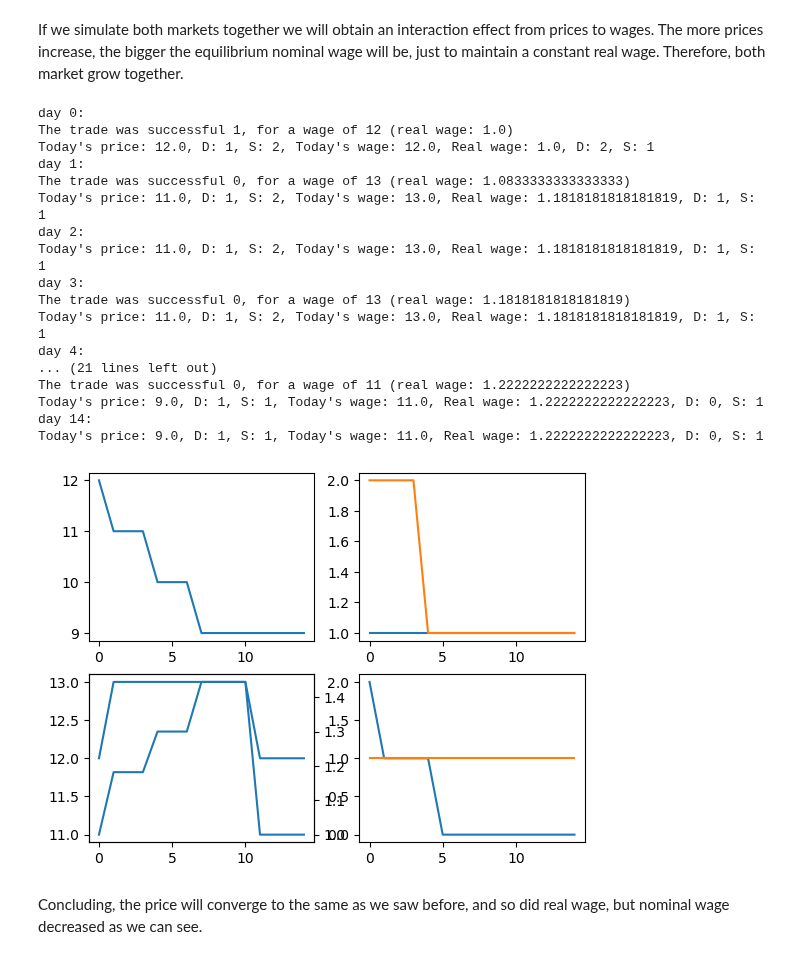
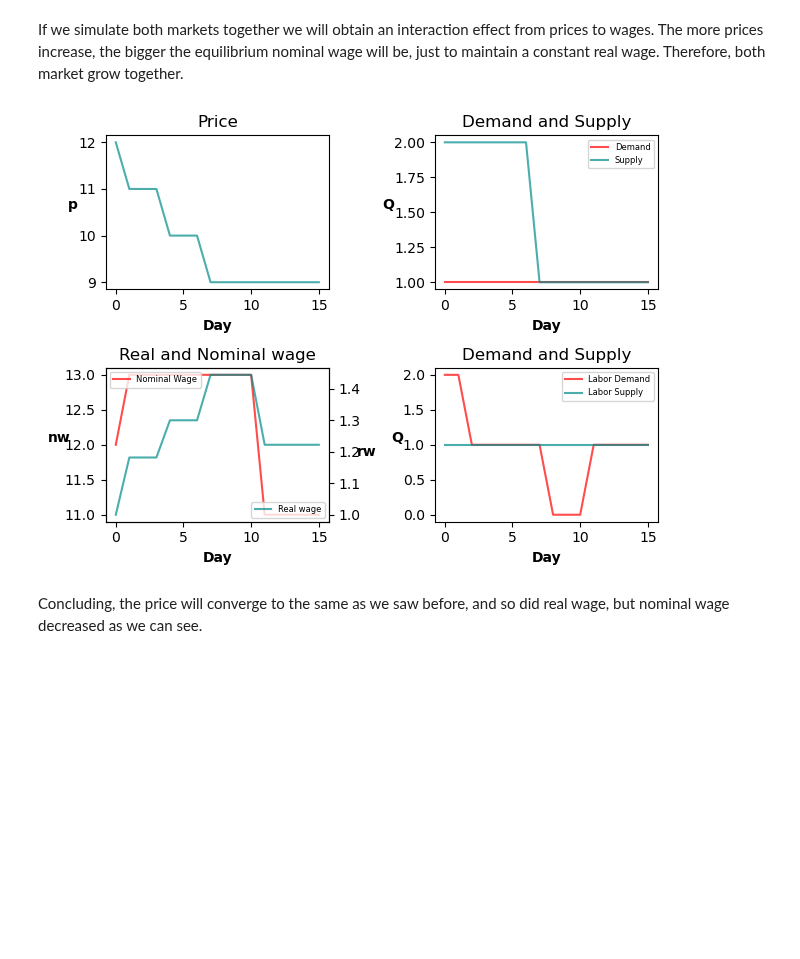
Before and after one commit to NumEconCopenhagen/projects-2023-the-best-duo, a Jupyter notebook: modelproject/modelproject.ipynb, the cells around one changed output. Cells and saved outputs as stored; diff of their text form; code cells hidden in the pictures; blank space fills up the shorter version.

```diff
--- a/modelproject/modelproject.ipynb
+++ b/modelproject/modelproject.ipynb
@@ -153,49 +98,19 @@ As shown here, supply and demand converge to 1, when real wage goes to 1.2. This
 # %% [markdown]
 If we simulate both markets together we will obtain an interaction effect from prices to wages. The more prices increase, the bigger the equilibrium nominal wage will be, just to maintain a constant real wage. Therefore, both market grow together.
 # %%
+# a. parameters
 p_dem_func = lambda x: 15
 p_sup_func = lambda x: 5*x
 rw_dem_func = lambda x: 1.5 - 0.2 * x
 rw_sup_func = lambda x: 0.8
-n_days = 15
+n_days = 16
 initial_w = 12
 initial_p = 12
 
-price, g_demand, g_supply, wage, l_demand, l_supply = economy_simulation(p_dem_func, p_sup_func,initial_p, rw_dem_func, rw_sup_func, initial_w, n_days, n_persons=1, n_firms=2).simulation()
-
-rw = np.array(wage)/np.array(price)
-
-fig, axs = plt.subplots(2,2)
-
-
-axs[0,0].plot(range(n_days),price)
-axs[0,1].plot(range(n_days),g_demand)
-axs[0,1].plot(range(n_days),g_supply)
-axs[1,0].plot(range(n_days),wage)
-axs[1,1].plot(range(n_days),l_demand)
-axs[1,1].plot(range(n_days),l_supply)
-ax = axs[1,0].twinx()
-ax.plot(range(n_days),rw)
-plt.show()
+# b. plot
+plot_func(p_dem_func, p_sup_func,initial_p, rw_dem_func, rw_sup_func, initial_w, n_days, n_persons=1, n_firms=2)
 # %% [output]
-day 0:
-The trade was successful 1, for a wage of 12 (real wage: 1.0)
-Today's price: 12.0, D: 1, S: 2, Today's wage: 12.0, Real wage: 1.0, D: 2, S: 1
-day 1:
-The trade was successful 0, for a wage of 13 (real wage: 1.0833333333333333)
-Today's price: 11.0, D: 1, S: 2, Today's wage: 13.0, Real wage: 1.1818181818181819, D: 1, S: 1
-day 2:
-Today's price: 11.0, D: 1, S: 2, Today's wage: 13.0, Real wage: 1.1818181818181819, D: 1, S: 1
-day 3:
-The trade was successful 0, for a wage of 13 (real wage: 1.1818181818181819)
-Today's price: 11.0, D: 1, S: 2, Today's wage: 13.0, Real wage: 1.1818181818181819, D: 1, S: 1
-day 4:
-... (21 lines left out)
-The trade was successful 0, for a wage of 11 (real wage: 1.2222222222222223)
-Today's price: 9.0, D: 1, S: 1, Today's wage: 11.0, Real wage: 1.2222222222222223, D: 0, S: 1
-day 14:
-Today's price: 9.0, D: 1, S: 1, Today's wage: 11.0, Real wage: 1.2222222222222223, D: 0, S: 1
-[figure, old version]
+[figure, new version]
 # %% [markdown]
 Concluding, the price will converge to the same as we saw before, and so did real wage, but nominal wage decreased as we can see.
 # %% [markdown]
```
Also changed, not shown: parts of 21 cells of this notebook, 8 other files.
